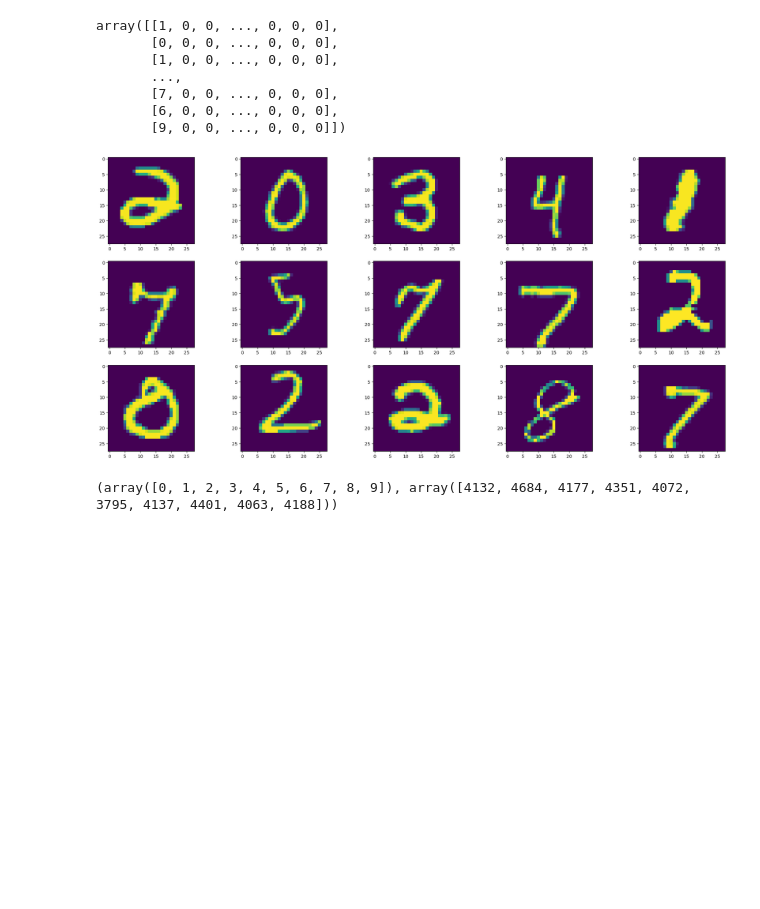
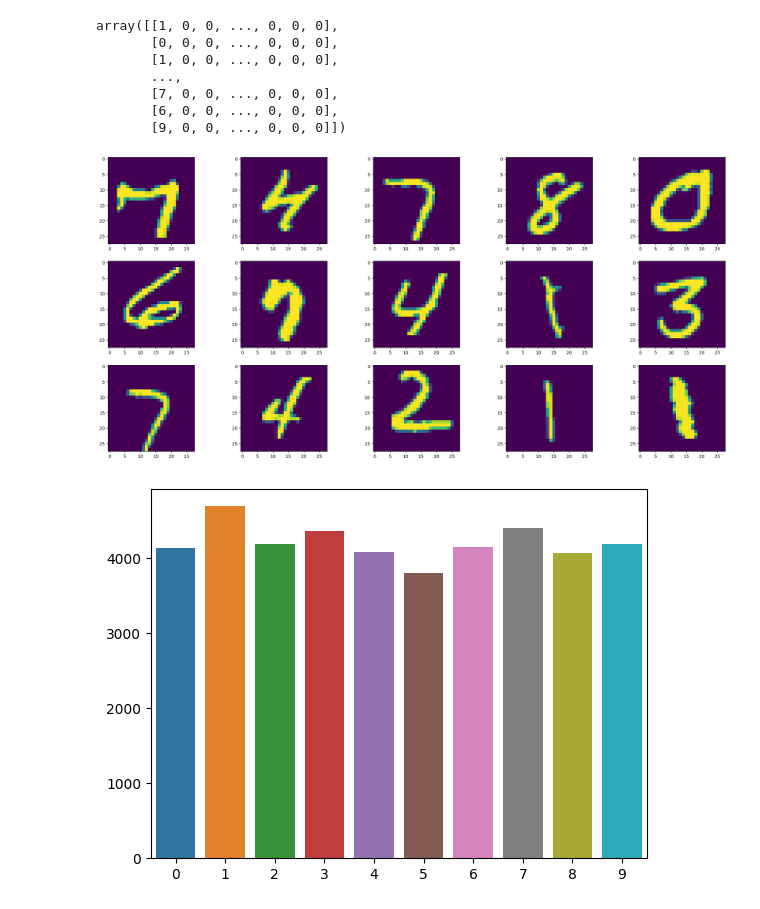
Before and after one commit to gusluchetti/uu-pattern-recognition, a Jupyter notebook: pr_data_analysis.ipynb, the cells around one changed output. Drawn from its saved outputs; the diff is of its cells as text; code cells hidden in the pictures; blank space fills up the shorter version.

Commit message:
feat: barplot dist values

```diff
--- a/pr_data_analysis.ipynb
+++ b/pr_data_analysis.ipynb
@@ -6,5 +7,5 @@ import matplotlib.pyplot as plt
 # %%
-mnist_data = pd.read_csv('data/mnist.csv').values
+mnist_data = pd.read_csv('mnist.csv').values
 mnist_data
 # %% [output]
 array([[1, 0, 0, ..., 0, 0, 0],
@@ -15,7 +16,7 @@ array([[1, 0, 0, ..., 0, 0, 0],
        [6, 0, 0, ..., 0, 0, 0],
        [9, 0, 0, ..., 0, 0, 0]])
 # %%
-labels = mnist_data[:,0]
+labels = mnist_data[:,0] # 0 to 9
 digits = mnist_data[:, 1:] # 42000 digits
 img_size = 28
 
@@ -27,8 +28,10 @@ for i in range(1, columns*rows +1):
     plt.imshow(digits[random.randrange(0,len(digits))].reshape(img_size, img_size))
 plt.show()
 # %% [output]
-[figure, old version]
+[figure, new version]
-# %%
-print(np.unique(labels, return_counts=True))
-# %% [output]
-(array([0, 1, 2, 3, 4, 5, 6, 7, 8, 9]), array([4132, 4684, 4177, 4351, 4072, 3795, 4137, 4401, 4063, 4188]))
+# %%
+unique, counts = np.unique(labels, return_counts=True)
+ax = sns.barplot(x=unique,y=counts)
+plt.show()
+# %% [output]
+[figure, added]
```
Also changed, not shown: parts of 1 cell of this notebook, 1 other file.
